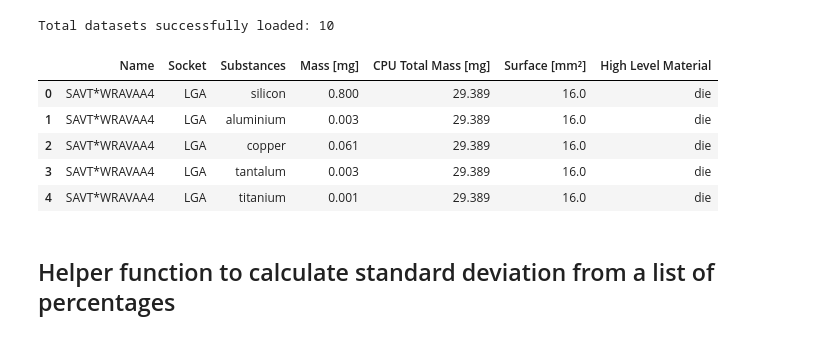
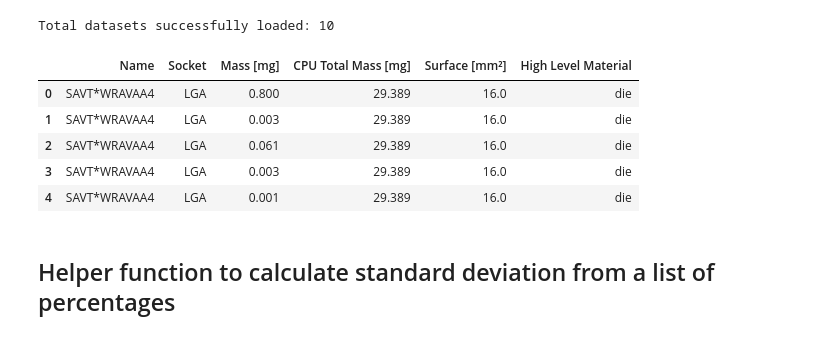
Before and after one commit to arthur0000-1/LCA_CPU_encapsulation, a Jupyter notebook: model.ipynb, the cells around one changed output. Cells and saved outputs as stored; diff of their text form; code cells hidden in the pictures.

```diff
--- a/model.ipynb
+++ b/model.ipynb
@@ -51,3 +140,11 @@ from plotly.express import get_trendline_results
+# %%
+HM_MAPPING = {
+        'die': ['chip_1', 'chip_2', 'die', 'die attach'],
+        'carrier': ['cavity', 'leadfinish', 'leadframe', 'leadframe coating', 'substrate', 'substrate metal', 'substrate plastic',],
+        'encapsulation': ['encapsulation', 'lid', 'lid platings', 'metal lid', 'plating'],
+        'connection': ['bump', 'wire', 'underfill', 'solder paste', 'solder resists', 'solderball','underfill'],
+        'finishing': ['finishing', 'glue', 'coating', '', 'mold compound']
+    }
 # %%
 # Folder containing Excel files
 folder_path = r"C:\Users\Arthur Resilio\Desktop\Excel_cleaned"
@@ -221,17 +323,16 @@ def group_homogeneous_material(dfs_cleaned):
 
     return dfs_high_level
 # %%
-dfs_high_level = group_homogeneous_material(dfs_high_level)
-#print(dfs_high_level[8].columns.tolist())
-dfs_clean = [df.drop(columns=["Size [mm]", "Nb", "Date", "Material Group", "Homogeneous Material", "Substance Category", "Component mass [mg]", "CAS", "Concentration  in  homogeneous  material (ppm)", "Concentration  in  product (ppm)", "Level"], errors='ignore') for df in dfs_high_level]
+dfs_clean = group_homogeneous_material(dfs_high_level, HM_MAPPING, DIRECT_MAPPING)
+
 dfs_clean[8].head()
 # %% [output]
-|  | Name | Socket | Substances | Mass [mg] | CPU Total Mass [mg] | Surface [mm²] | High Level Material |
-| 0 | SAVT*WRAVAA4 | LGA | silicon | 0.800 | 29.389 | 16.0 | die |
-| 1 | SAVT*WRAVAA4 | LGA | aluminium | 0.003 | 29.389 | 16.0 | die |
-| 2 | SAVT*WRAVAA4 | LGA | copper | 0.061 | 29.389 | 16.0 | die |
-| 3 | SAVT*WRAVAA4 | LGA | tantalum | 0.003 | 29.389 | 16.0 | die |
-| 4 | SAVT*WRAVAA4 | LGA | titanium | 0.001 | 29.389 | 16.0 | die |
+|  | Name | Socket | Mass [mg] | CPU Total Mass [mg] | Surface [mm²] | High Level Material |
+| 0 | SAVT*WRAVAA4 | LGA | 0.800 | 29.389 | 16.0 | die |
+| 1 | SAVT*WRAVAA4 | LGA | 0.003 | 29.389 | 16.0 | die |
+| 2 | SAVT*WRAVAA4 | LGA | 0.061 | 29.389 | 16.0 | die |
+| 3 | SAVT*WRAVAA4 | LGA | 0.003 | 29.389 | 16.0 | die |
+| 4 | SAVT*WRAVAA4 | LGA | 0.001 | 29.389 | 16.0 | die |
 # %% [markdown]
 ## Helper function to calculate standard deviation from a list of percentages
 # %%
```
Also changed, not shown: parts of 42 cells of this notebook.
